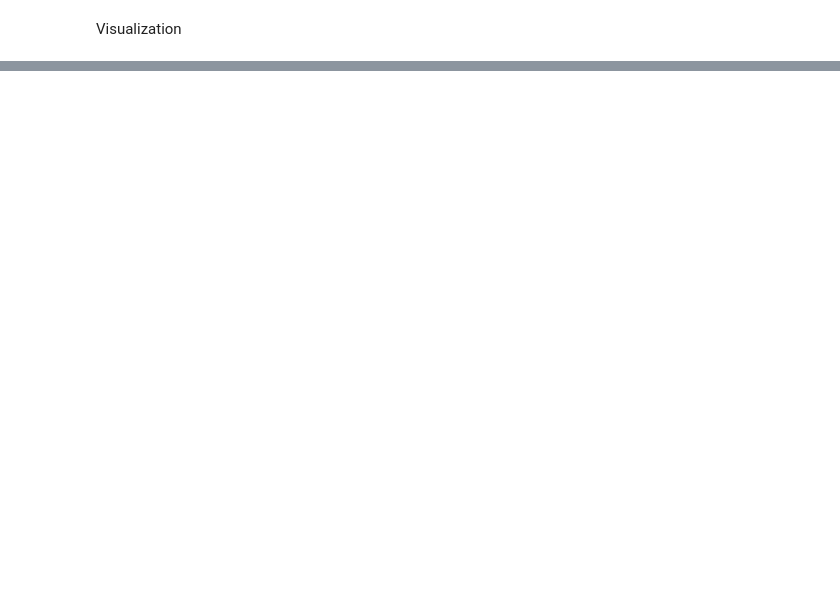
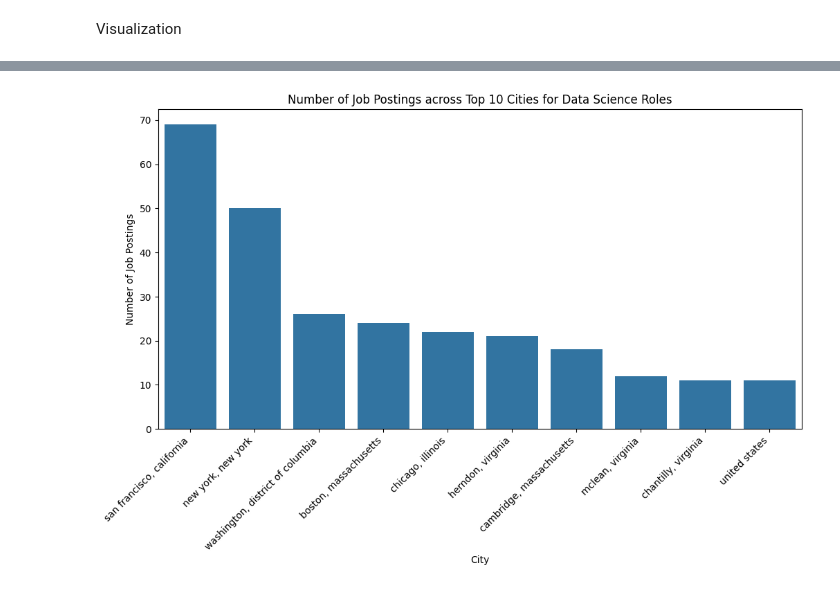
Before and after one commit to wikipidiaconsultant/learners-repo, a Jupyter notebook: Project-DC.ipynb, the cells around one changed output, grey strips where cells are left out. Cells and saved outputs as stored; diff of their text form; code cells hidden in the pictures; blank space fills up the shorter version.

```diff
--- a/Project-DC.ipynb
+++ b/Project-DC.ipynb
@@ -2093,0 +2198,14 @@ Visualization
+# %%
+#2. Location-Based Visualizations:
+top_10_cities = df['Location'].value_counts().head(10).index
+filtered_df = df[df['Location'].isin(top_10_cities)]
+
+plt.figure(figsize=(12, 6))
+sns.countplot(data=filtered_df, x='Location', order=top_10_cities)
+plt.title('Number of Job Postings across Top 10 Cities for Data Science Roles')
+plt.xlabel('City')
+plt.ylabel('Number of Job Postings')
+plt.xticks(rotation=45, ha='right')
+plt.show()
+# %% [output]
+[figure, added]
```
Also changed, not shown: parts of 24 cells of this notebook.
